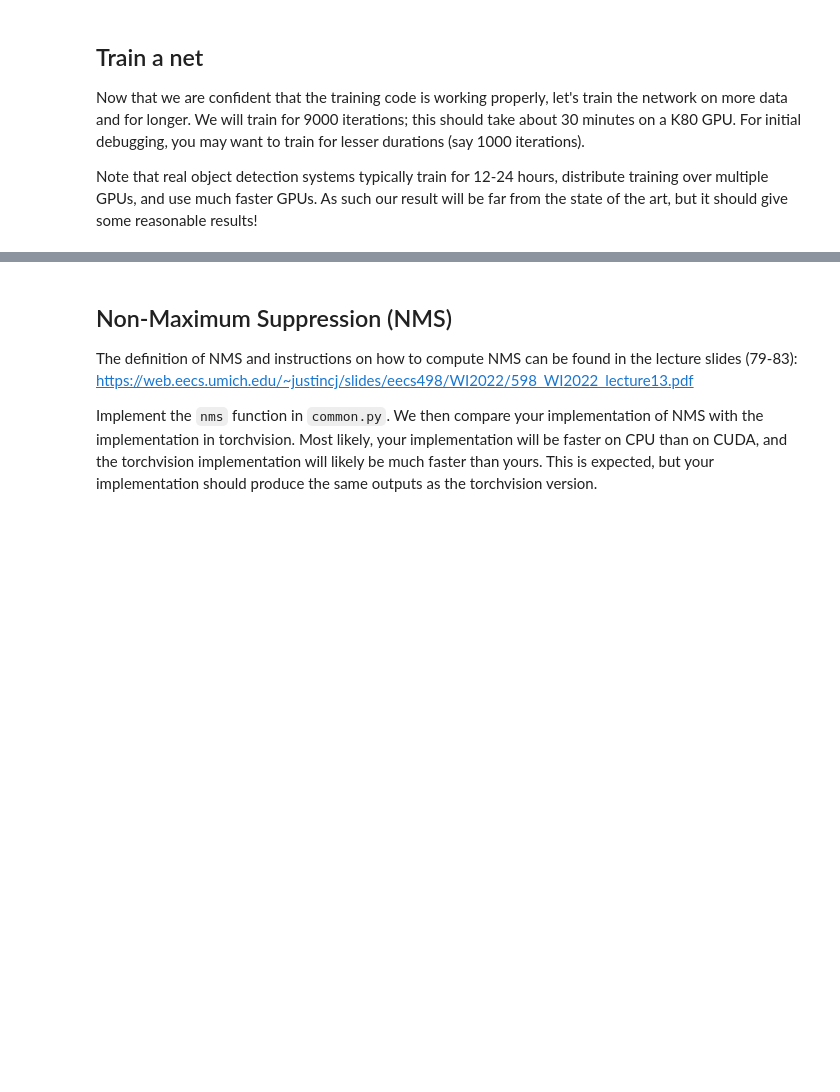
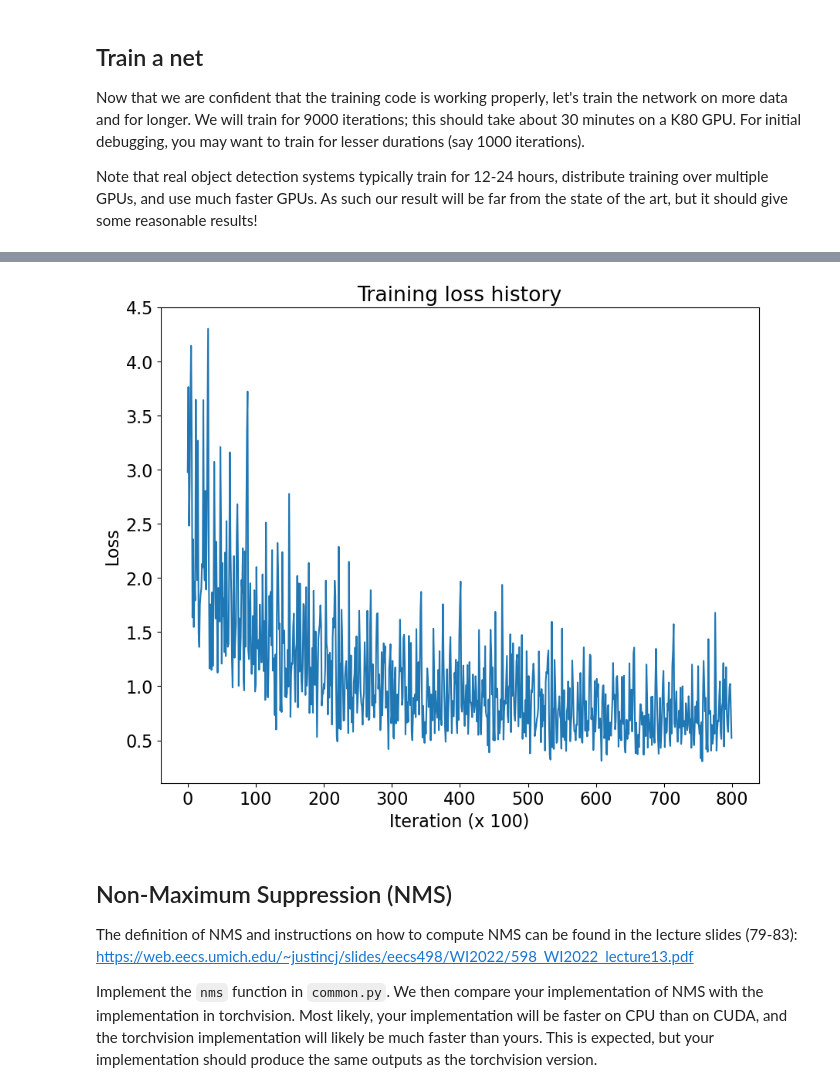
Before and after one commit to tsultan16/EECS498_UMichigan_Deep_Learning_Computer_Vision, a Jupyter notebook: A4/A4/one_stage_detector.ipynb, the cells around one changed output, grey strips where cells are left out. Drawn from its saved outputs; the diff is of its cells as text; code cells hidden in the pictures; blank space fills up the shorter version.

```diff
--- a/A4/A4/one_stage_detector.ipynb
+++ b/A4/A4/one_stage_detector.ipynb
@@ -825,6 +828,9 @@ Now that we are confident that the training code is working properly, let's trai
 
 Note that real object detection systems typically train for 12-24 hours, distribute training over multiple GPUs, and use much faster GPUs. As such our result will be far from the state of the art, but it should give some reasonable results!
 # %%
+from a4_helper import train_detector
+from one_stage_detector import FCOS
+
 reset_seed(0)
 
 # Slightly larger detector than in above cell.
@@ -838,12 +844,13 @@ detector = detector.to(DEVICE)
 train_detector(
     detector,
     train_loader,
-    learning_rate=8e-3,
-    max_iters=9000,
+    learning_rate=1e-3,
+    max_iters=80000,
     log_period=100,
     device=DEVICE,
 )
 
 # After you've trained your model, save the weights for submission.
-weights_path = os.path.join(GOOGLE_DRIVE_PATH, "fcos_detector.pt")
+weights_path = os.path.join("fcos_detector.pt")
 torch.save(detector.state_dict(), weights_path)
+# %% [output]
@@ -850,3 +874,4 @@ torch.save(detector.state_dict(), weights_path)
+[figure, added]
 # %% [markdown]
 ## Non-Maximum Suppression (NMS)
 
```
Also changed, not shown: parts of 8 cells of this notebook.
